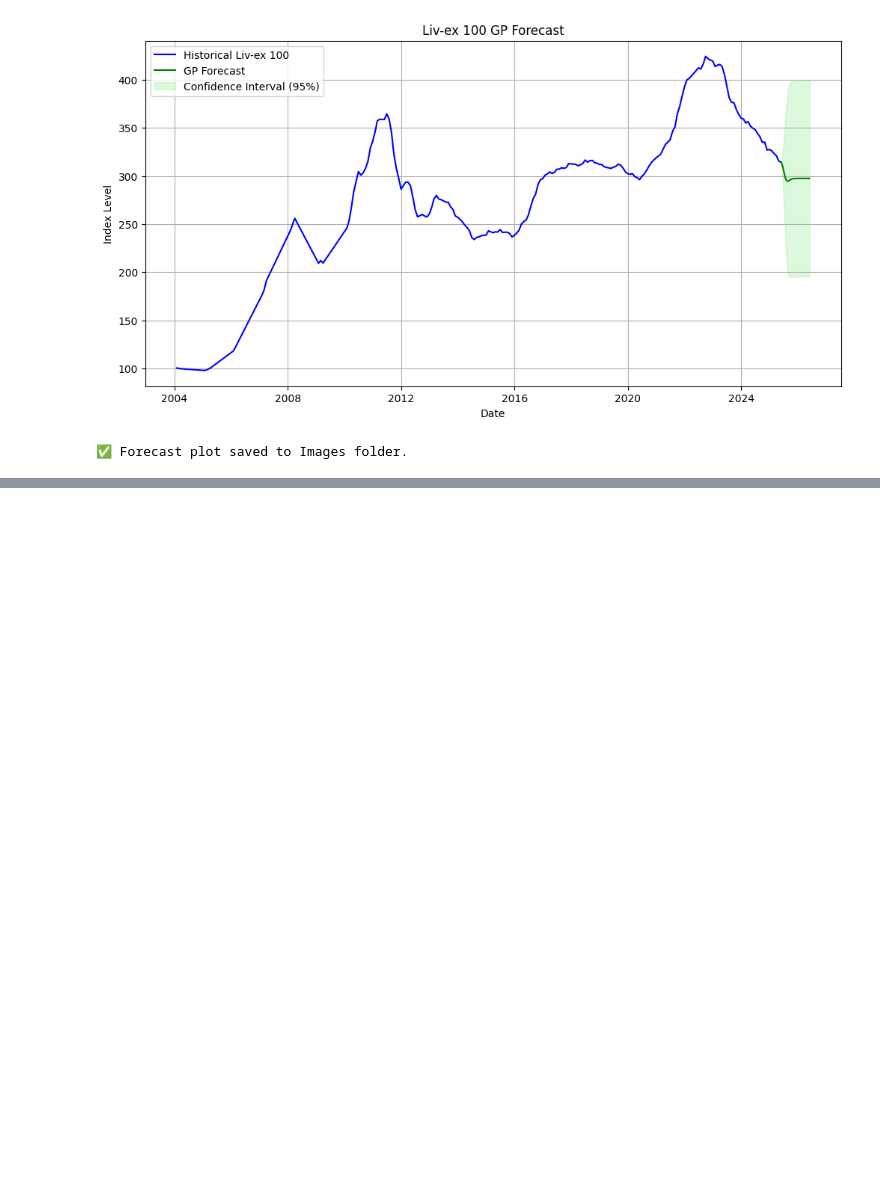
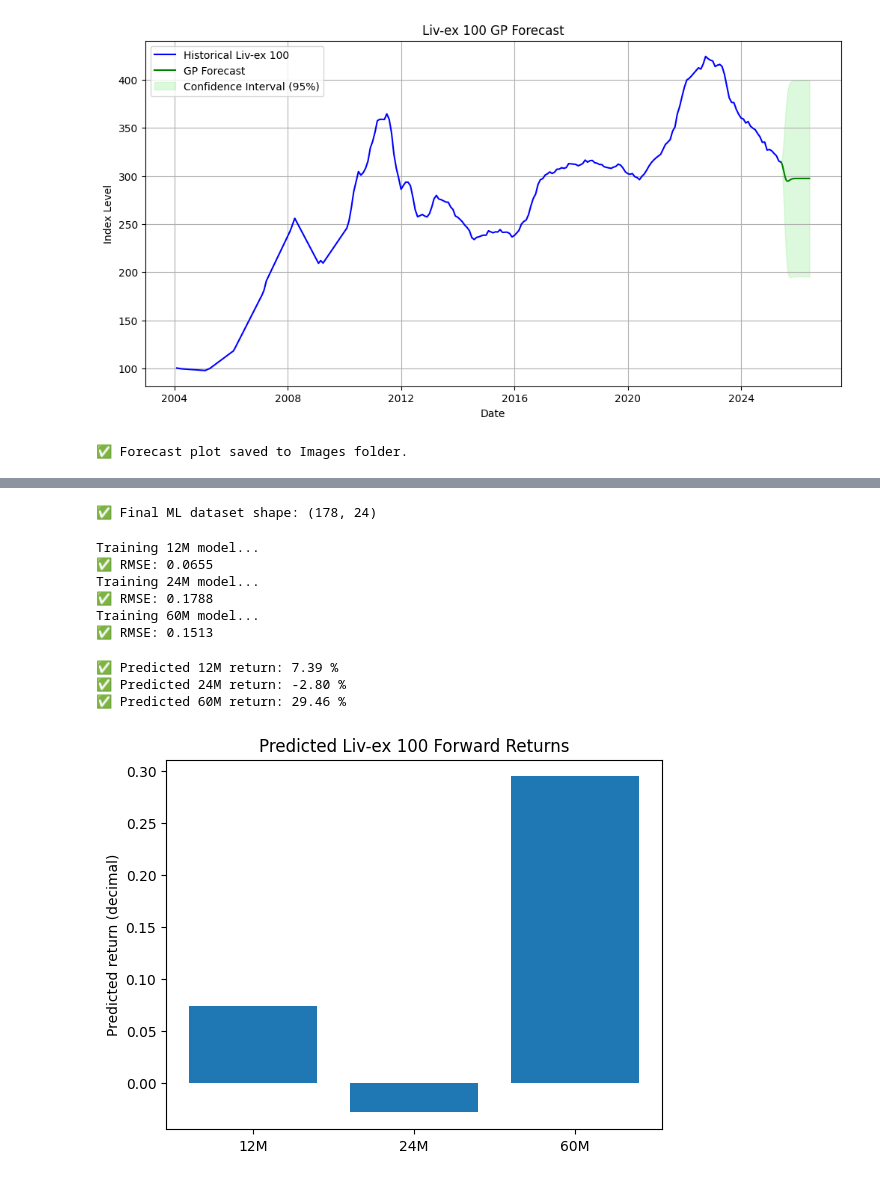
Before and after one commit to PaulRobertH/wine-ml-portfolio, a Jupyter notebook: DP5.ipynb, the cells around one changed output, grey strips where cells are left out. Saved outputs shown, nothing was run; the diff lists cells and outputs as text; code cells hidden in the pictures; blank space fills up the shorter version.

```diff
--- a/DP5.ipynb
+++ b/DP5.ipynb
@@ -121,0 +819,79 @@ print("✅ Forecast plot saved to Images folder.")
+# %%
+# Prepare ML dataset
+target_reg = "wine_12m_ret"
+target_reg_24m = "wine_24m_ret"
+target_reg_60m = "wine_60m_ret"
+
+# Remove rows with missing values
+df_ml = df_clean.dropna(subset=features + [target_reg, target_reg_24m, target_reg_60m])
+
+X = df_ml[features]
+y_12m = df_ml[target_reg]
+y_24m = df_ml[target_reg_24m]
+y_60m = df_ml[target_reg_60m]
+
+print("✅ Final ML dataset shape:", X.shape)
+# %% [output]
+✅ Final ML dataset shape: (178, 24)
+# %%
+from sklearn.ensemble import RandomForestRegressor
+from sklearn.model_selection import train_test_split
+from sklearn.metrics import mean_squared_error
+from math import sqrt
+
+# Define function
+def train_rf(X, y):
+    X_train, X_test, y_train, y_test = train_test_split(
+        X, y, shuffle=False, test_size=0.2
+    )
+    reg = RandomForestRegressor(n_estimators=100, random_state=0)
+    reg.fit(X_train, y_train)
+    y_pred = reg.predict(X_test)
+
+    # Corrected RMSE calculation
+    rmse = sqrt(mean_squared_error(y_test, y_pred))
+    print(f"✅ RMSE: {rmse:.4f}")
+
+    return reg
+
+# Train all horizons
+print("Training 12M model...")
+reg_12m = train_rf(X, y_12m)
+
+print("Training 24M model...")
+reg_24m = train_rf(X, y_24m)
+
+print("Training 60M model...")
+reg_60m = train_rf(X, y_60m)
+# %% [output]
+Training 12M model...
+✅ RMSE: 0.0655
+Training 24M model...
+✅ RMSE: 0.1788
+Training 60M model...
+✅ RMSE: 0.1513
+# %%
+import matplotlib.pyplot as plt
+
+# Predict latest row
+latest_row = X.tail(1)
+
+pred_12m = reg_12m.predict(latest_row)[0]
+pred_24m = reg_24m.predict(latest_row)[0]
+pred_60m = reg_60m.predict(latest_row)[0]
+
+print(f"✅ Predicted 12M return: {pred_12m * 100:.2f} %")
+print(f"✅ Predicted 24M return: {pred_24m * 100:.2f} %")
+print(f"✅ Predicted 60M return: {pred_60m * 100:.2f} %")
+
+# Plot bar chart
+plt.bar(["12M", "24M", "60M"],
+        [pred_12m, pred_24m, pred_60m])
+plt.ylabel("Predicted return (decimal)")
+plt.title("Predicted Liv-ex 100 Forward Returns")
+plt.show()
+# %% [output]
+✅ Predicted 12M return: 7.39 %
+✅ Predicted 24M return: -2.80 %
+✅ Predicted 60M return: 29.46 %
+[figure, added]
```
Also changed, not shown: parts of 24 cells of this notebook.
